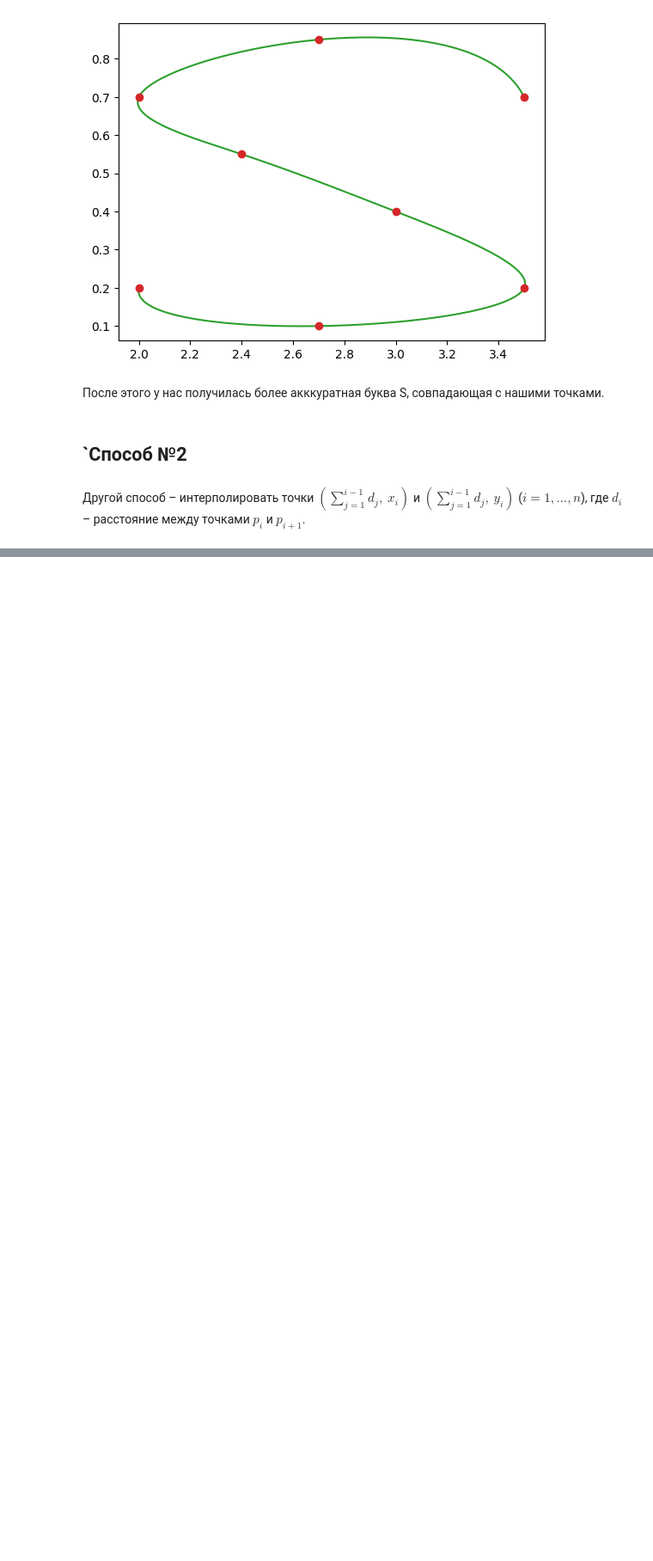
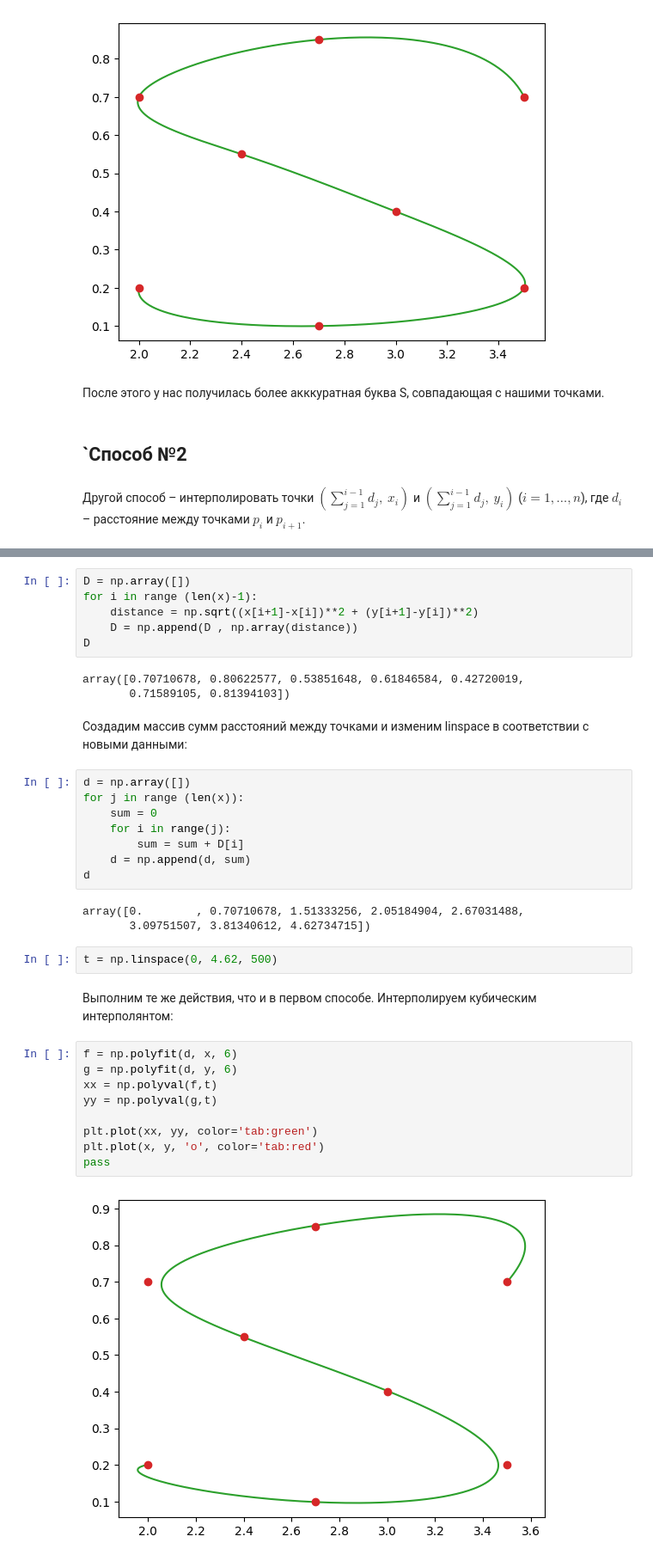
Before and after one commit to artich02/SCM, a Jupyter notebook: SCM_lab.ipynb, the cells around one changed output, grey strips where cells are left out. Shown at 86% size. Cells and saved outputs as stored; diff of their text form; blank space fills up the shorter version.

```diff
--- a/SCM_lab.ipynb
+++ b/SCM_lab.ipynb
@@ -85,0 +88,37 @@ $p_i$ и $p_{i+1}$.
+# %%
+D = np.array([])
+for i in range (len(x)-1):
+    distance = np.sqrt((x[i+1]-x[i])**2 + (y[i+1]-y[i])**2)
+    D = np.append(D , np.array(distance))
+D
+# %% [output]
+array([0.70710678, 0.80622577, 0.53851648, 0.61846584, 0.42720019,
+       0.71589105, 0.81394103])
+# %% [markdown]
+Создадим массив сумм расстояний между точками и изменим linspace в соответствии с новыми данными:
+# %%
+d = np.array([])
+for j in range (len(x)):
+    sum = 0
+    for i in range(j):
+        sum = sum + D[i]
+    d = np.append(d, sum)
+d
+# %% [output]
+array([0.        , 0.70710678, 1.51333256, 2.05184904, 2.67031488,
+       3.09751507, 3.81340612, 4.62734715])
+# %%
+t = np.linspace(0, 4.62, 500)
+# %% [markdown]
+Выполним те же действия, что и в первом способе. Интерполируем кубическим интерполянтом:
+# %%
+f = np.polyfit(d, x, 6)
+g = np.polyfit(d, y, 6)
+xx = np.polyval(f,t)
+yy = np.polyval(g,t)
+
+plt.plot(xx, yy, color='tab:green')
+plt.plot(x, y, 'o', color='tab:red')
+pass
+# %% [output]
+[figure, added]
```
Also changed, not shown: parts of 9 cells of this notebook.
